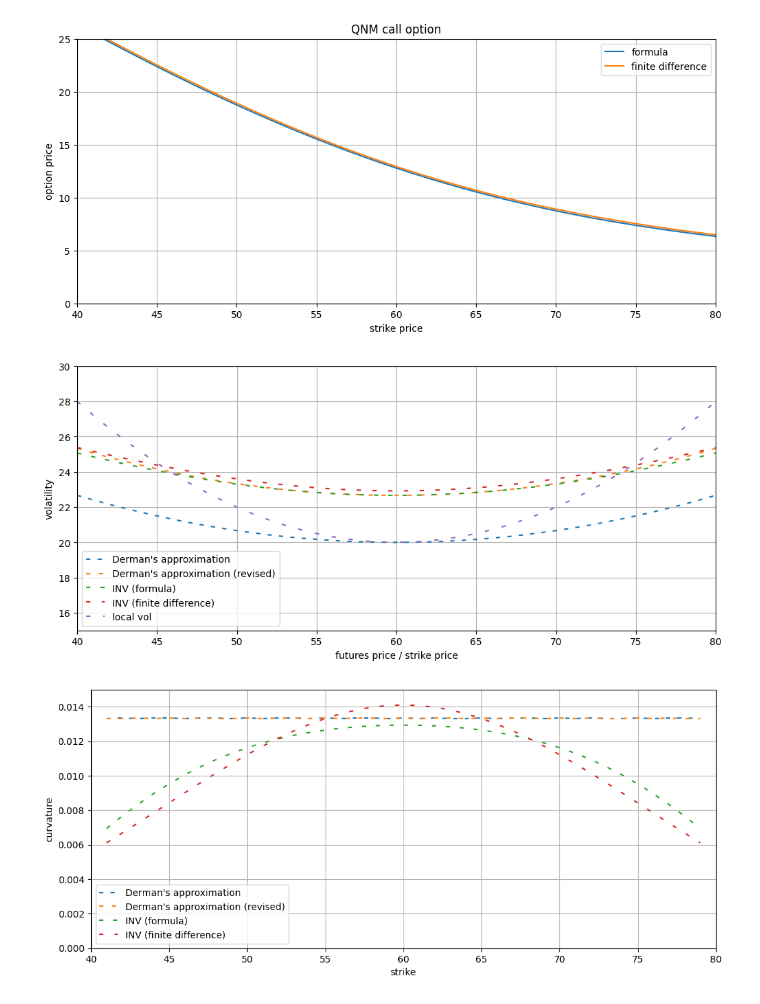
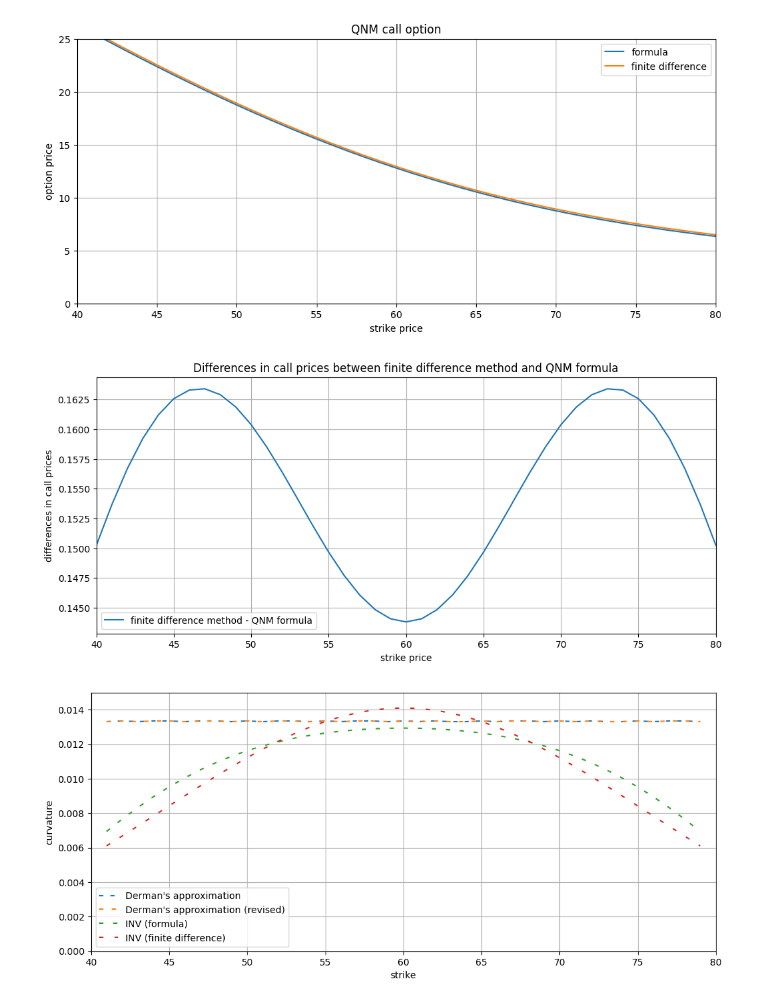
Before and after one commit to WuYenSun/Derman_Approximation_on_QNM, a Jupyter notebook: Derman’s_Approximation_on_QNM.ipynb, the cells around one changed output. Cells and saved outputs as stored; diff of their text form; code cells hidden in the pictures.

```diff
--- a/Derman’s_Approximation_on_QNM.ipynb
+++ b/Derman’s_Approximation_on_QNM.ipynb
@@ -348,40 +326,21 @@ plt.legend()
 plt.show()
 # %% [output]
 [figure]
-# %%
-# compute the corresponding INVs across strikes
-list_inv_formula = []
-list_inv_fd = []
-for stirke_, call_formula_, call_fd_ in zip(arr_f, arr_call_formula, arr_call_fd):
-    list_inv_formula.append(implied_volatility(call_formula_, futures_price, stirke_, risk_free_rate, time_to_maturity,
-                                                                    option_type = 'call', model = 'bachelier', method='brent', disp=True))
-    list_inv_fd.append(implied_volatility(call_fd_, futures_price, stirke_, risk_free_rate, time_to_maturity,
-                                                                    option_type = 'call', model = 'bachelier', method='brent', disp=True))
-arr_inv_formula = np.array(list_inv_formula)
-arr_inv_fd = np.array(list_inv_fd)
-
-
-# plot the local vol, INVs, and Derman's approximations
-arr_derman = derman(arr_f)
-arr_derman_revised = derman_revised(arr_f)
-plt.figure(figsize=(12,5))
-
-plt.plot(arr_f, arr_derman, label = 'Derman\'s approximation', linestyle = (0,(3,5)))
-plt.plot(arr_f, arr_derman_revised, label = 'Derman\'s approximation (revised)', linestyle = (0,(3,6)))
-plt.plot(arr_f, arr_inv_formula, label = 'INV (formula)', linestyle = (0,(3,7)))
-plt.plot(arr_f, arr_inv_fd, label = 'INV (finite difference)', linestyle = (0,(3,8)))
-plt.plot(arr_f, sig_qnm(arr_f), label = 'local vol', linestyle = (0,(3,9)))
-
-plt.xlabel('futures price / strike price')
-plt.ylabel('volatility')
-plt.xlim(40,80)
-plt.ylim(15,30)
-plt.grid()
-plt.legend()
-
-plt.show()
-# %% [output]
-[figure, removed]
+# %%
+# plot the differences in call prices between finite difference method and QNM formula
+plt.figure(figsize=(12,5))
+plt.plot(arr_f, list_call_fd - arr_call_formula, label = 'finite difference method - QNM formula')
+
+plt.title('Differences in call prices between finite difference method and QNM formula')
+plt.xlabel('strike price')
+plt.ylabel('differences in call prices')
+plt.xlim(40,80)
+plt.grid()
+plt.legend()
+
+plt.show()
+# %% [output]
+[figure, added]
 # %%
 # compute the corresponding curvatures across strikes for INVs and Derman's approximations
 arr_curve_formula = (arr_inv_formula[2:] + arr_inv_formula[:-2] - 2*arr_inv_formula[1:-1])/step_size_f**2
```
Also changed, not shown: parts of 16 cells of this notebook, 1 other file.
